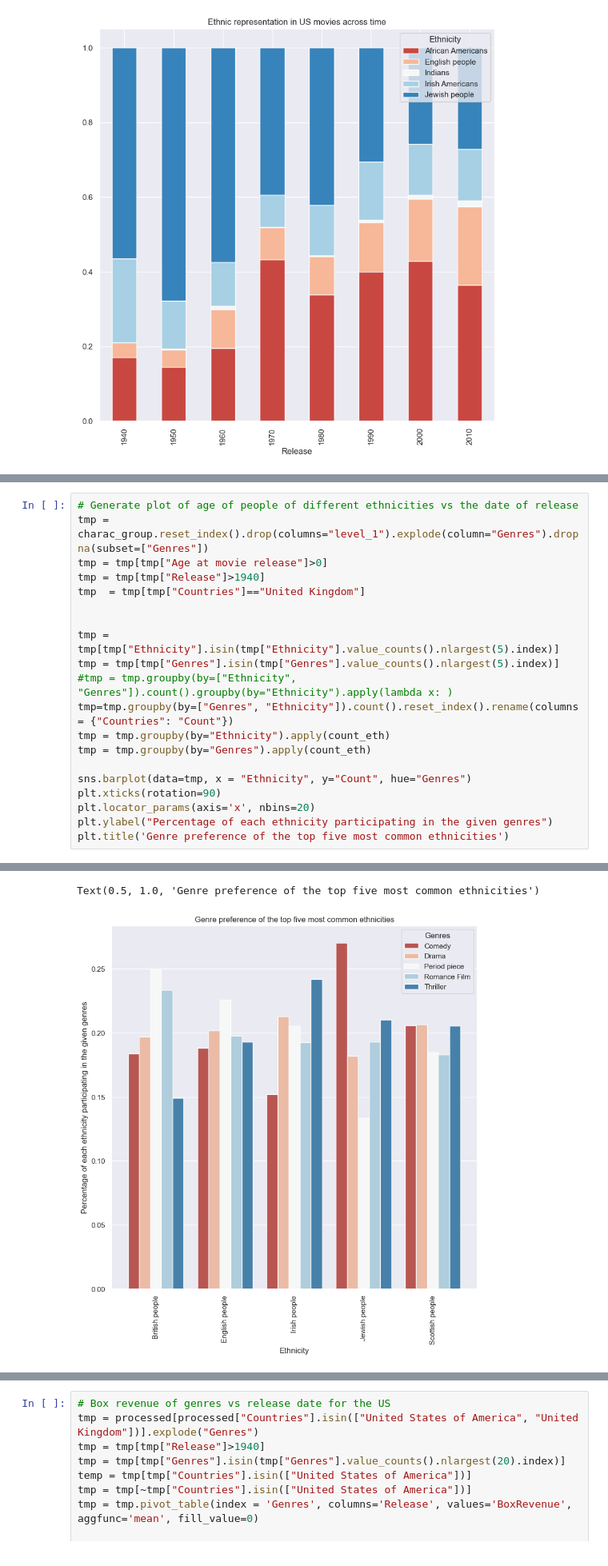
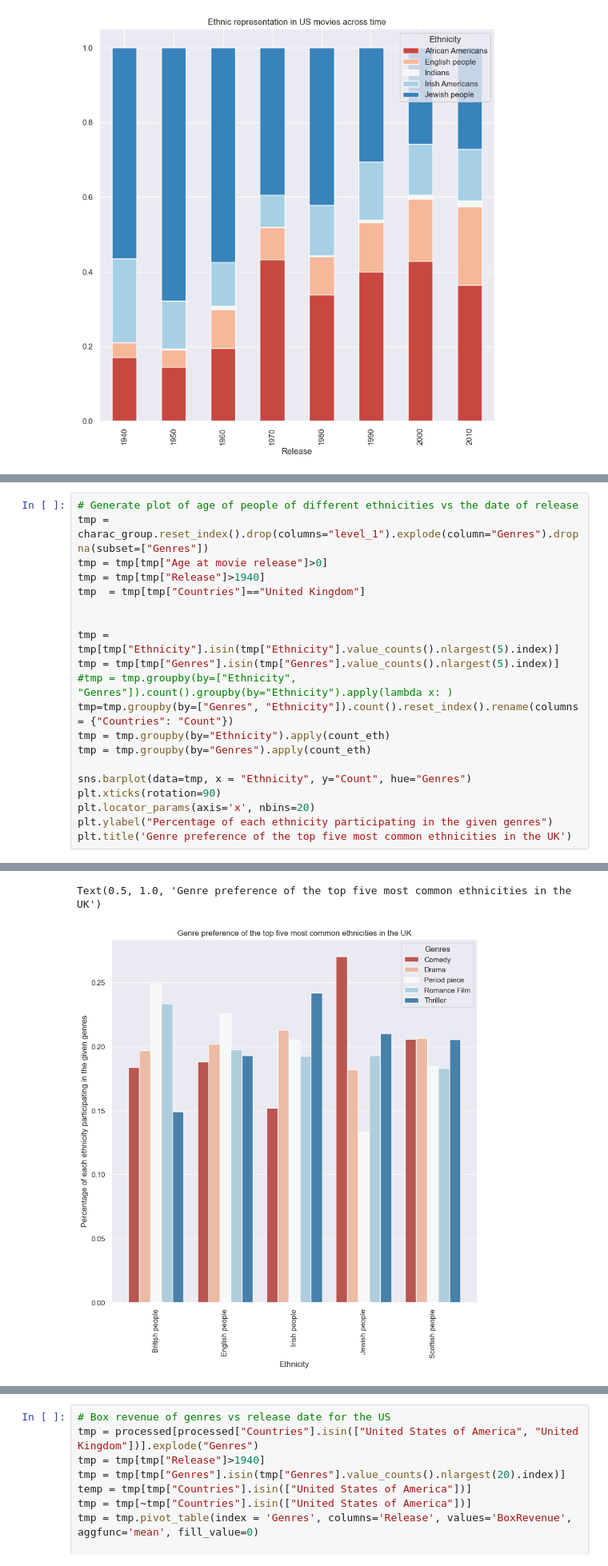
Before and after one commit to epfl-ada/ada-2022-project-rlab, a Jupyter notebook: Initial_Analysis_and_Ethnicity_Representation.ipynb, the cells around one changed output, grey strips where cells are left out. Shown at 80% size. Cells and saved outputs as stored; diff of their text form.

```diff
--- a/Initial_Analysis_and_Ethnicity_Representation.ipynb
+++ b/Initial_Analysis_and_Ethnicity_Representation.ipynb
@@ -807,36 +807,36 @@ tmp  = tmp[tmp["Countries"]=="United Kingdom"]
 
 
 tmp = tmp[tmp["Ethnicity"].isin(tmp["Ethnicity"].value_counts().nlargest(5).index)]
 tmp = tmp[tmp["Genres"].isin(tmp["Genres"].value_counts().nlargest(5).index)]
 #tmp = tmp.groupby(by=["Ethnicity", "Genres"]).count().groupby(by="Ethnicity").apply(lambda x: )
 tmp=tmp.groupby(by=["Genres", "Ethnicity"]).count().reset_index().rename(columns = {"Countries": "Count"})
 tmp = tmp.groupby(by="Ethnicity").apply(count_eth)
 tmp = tmp.groupby(by="Genres").apply(count_eth)
 
 sns.barplot(data=tmp, x = "Ethnicity", y="Count", hue="Genres")
 plt.xticks(rotation=90)
 plt.locator_params(axis='x', nbins=20)
 plt.ylabel("Percentage of each ethnicity participating in the given genres")
-plt.title('Genre preference of the top five most common ethnicities')
+plt.title('Genre preference of the top five most common ethnicities in the UK')
 # %% [output]
 To preserve the previous behavior, use
 
         >>> .groupby(..., group_keys=False)
 
 To adopt the future behavior and silence this warning, use
 
         >>> .groupby(..., group_keys=True)
   tmp = tmp.groupby(by="Ethnicity").apply(count_eth)
 To preserve the previous behavior, use
 
         >>> .groupby(..., group_keys=False)
 
 To adopt the future behavior and silence this warning, use
 
         >>> .groupby(..., group_keys=True)
   tmp = tmp.groupby(by="Genres").apply(count_eth)
-Text(0.5, 1.0, 'Genre preference of the top five most common ethnicities')
+Text(0.5, 1.0, 'Genre preference of the top five most common ethnicities in the UK')
-[figure, old version]
+[figure, new version]
 # %%
 # Generate plot of age of people of different ethnicities vs the date of release
 tmp = charac_group.reset_index().drop(columns="level_1").explode(column="Genres").dropna(subset=["Genres"])
```
Also changed, not shown: parts of 7 cells of this notebook.
